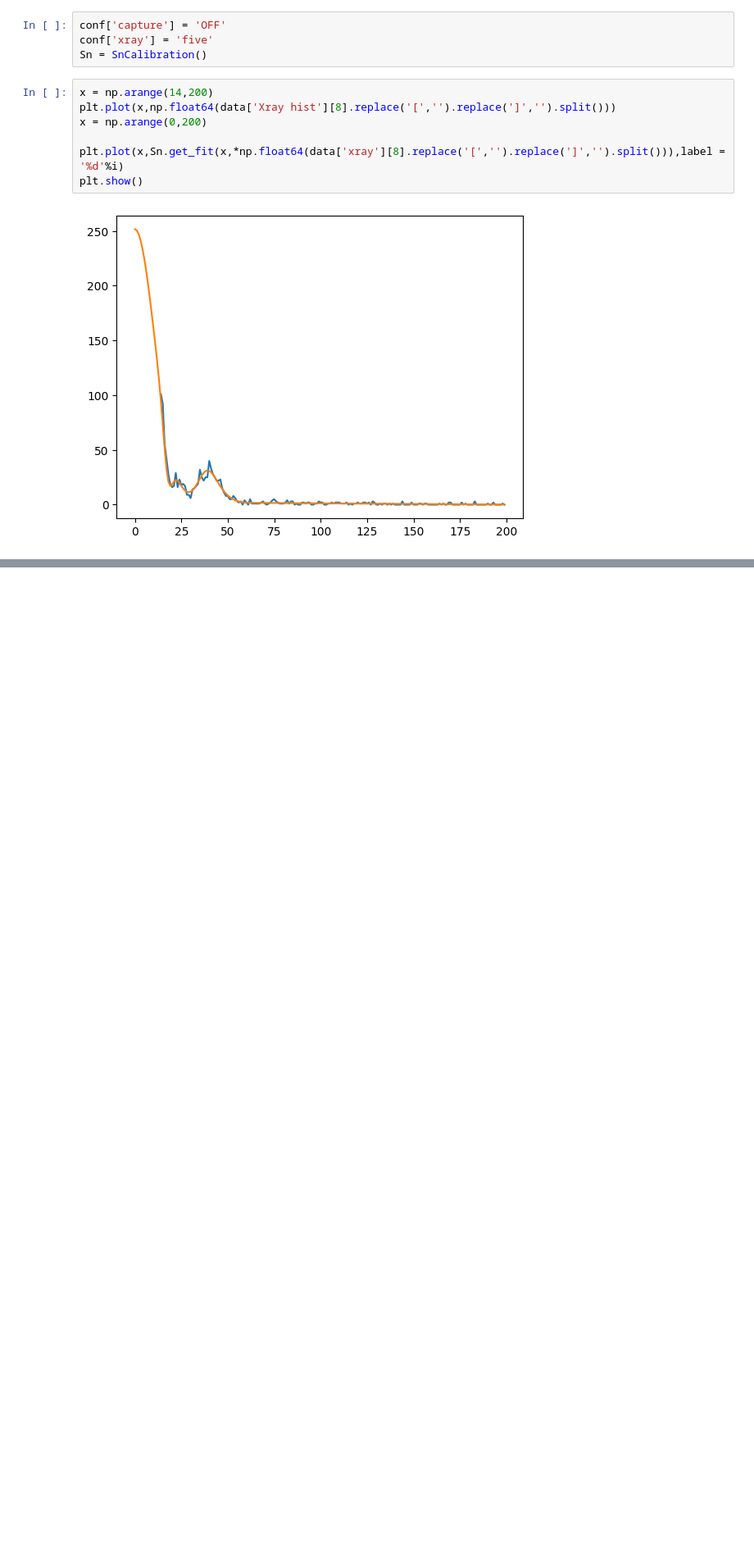
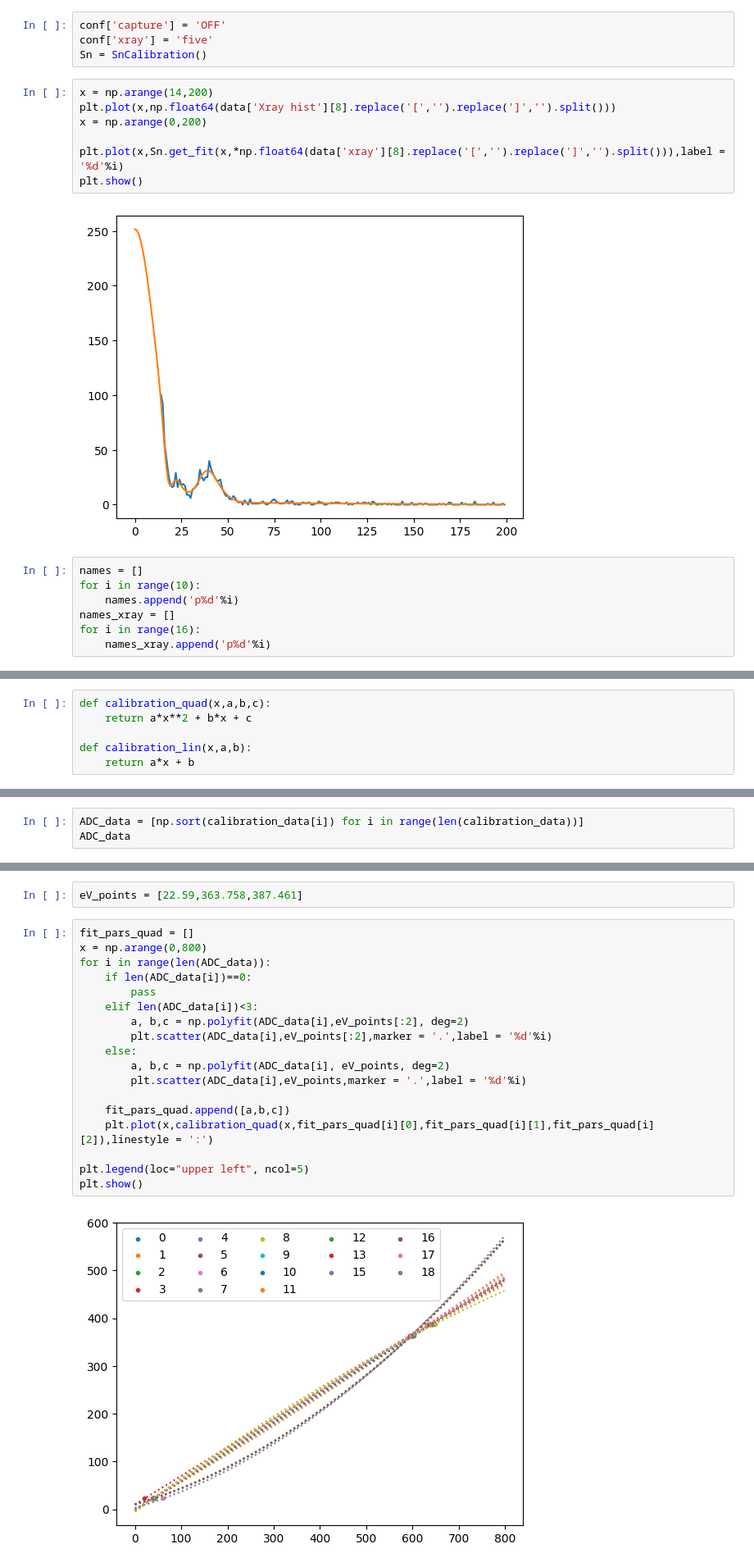
Before and after one commit to arlee-shelby/calibration, a Jupyter notebook: Sncalibration_analysis.ipynb, the cells around one changed output, grey strips where cells are left out. Shown: that part at 82% size. Saved outputs shown, nothing was run; the diff lists cells and outputs as text; blank space fills up the shorter version.

```diff
--- a/Sncalibration_analysis.ipynb
+++ b/Sncalibration_analysis.ipynb
@@ -157,3 +157,10 @@ plt.plot(x,Sn.get_fit(x,*np.float64(data['xray'][8].replace('[','').replace(']',
 plt.show()
 # %% [output]
 [figure]
+# %%
+names = []
+for i in range(10):
+    names.append('p%d'%i)
+names_xray = []
+for i in range(16):
+    names_xray.append('p%d'%i)
@@ -159,0 +233,6 @@ plt.show()
+# %%
+def calibration_quad(x,a,b,c):
+    return a*x**2 + b*x + c
+
+def calibration_lin(x,a,b):
+    return a*x + b
@@ -159,0 +284,3 @@ plt.show()
+# %%
+ADC_data = [np.sort(calibration_data[i]) for i in range(len(calibration_data))]
+ADC_data
@@ -159,0 +307,22 @@ plt.show()
+# %%
+eV_points = [22.59,363.758,387.461]
+# %%
+fit_pars_quad = []
+x = np.arange(0,800)
+for i in range(len(ADC_data)):
+    if len(ADC_data[i])==0:
+        pass
+    elif len(ADC_data[i])<3:
+        a, b,c = np.polyfit(ADC_data[i],eV_points[:2], deg=2)
+        plt.scatter(ADC_data[i],eV_points[:2],marker = '.',label = '%d'%i)
+    else:
+        a, b,c = np.polyfit(ADC_data[i], eV_points, deg=2)
+        plt.scatter(ADC_data[i],eV_points,marker = '.',label = '%d'%i)
+
+    fit_pars_quad.append([a,b,c])
+    plt.plot(x,calibration_quad(x,fit_pars_quad[i][0],fit_pars_quad[i][1],fit_pars_quad[i][2]),linestyle = ':')
+
+plt.legend(loc="upper left", ncol=5)
+plt.show()
+# %% [output]
+[figure, added]
```
Also changed, not shown: parts of 14 cells of this notebook.
